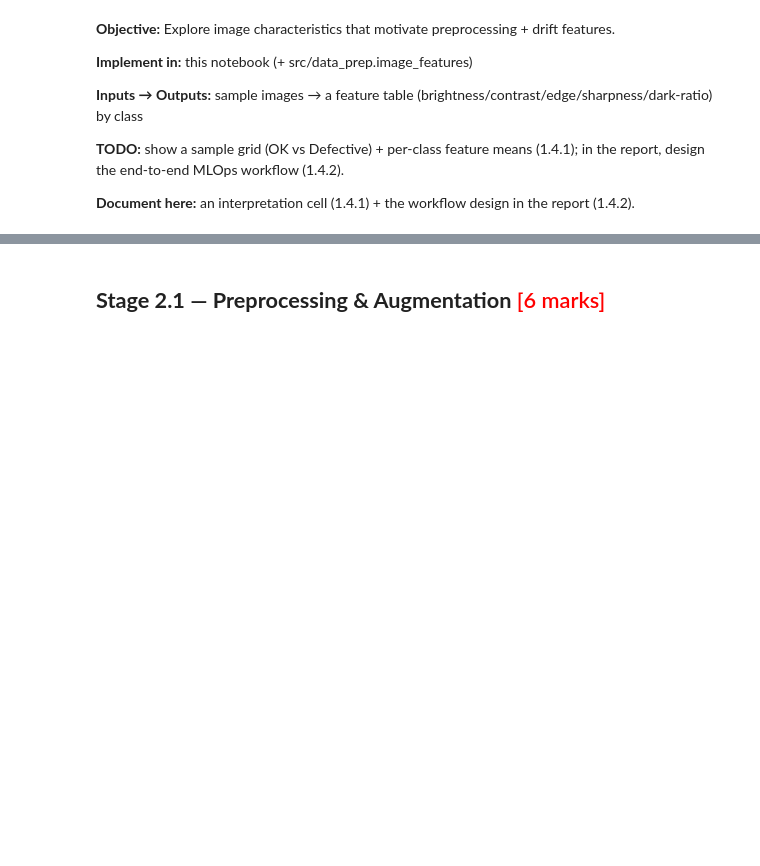
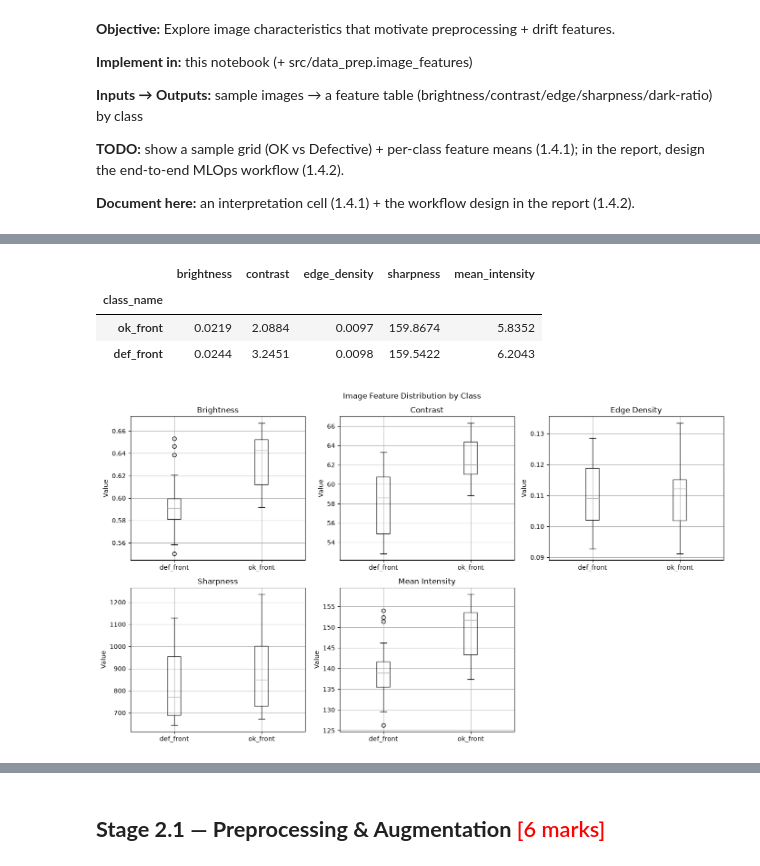
Before and after one commit to narendhar007/capstone, a Jupyter notebook: Data_Preparation.ipynb, the cells around one changed output, grey strips where cells are left out. Drawn from its saved outputs; the diff is of its cells as text; code cells hidden in the pictures; blank space fills up the shorter version.

```diff
--- a/Data_Preparation.ipynb
+++ b/Data_Preparation.ipynb
@@ -611,0 +679,18 @@ reproducibility.
+# %%
+#Create a DataFrame containing the extracted features for each image in the dataset.
+feature_rows = []
+
+for image_path, label in eda_items:
+    with Image.open(image_path) as image:
+        features = data_prep.image_features(image)
+
+    feature_rows.append(
+        {
+            "class_name": config.IDX_TO_CLASS[label],
+            **features,
+        }
+    )
+
+eda_features = pd.DataFrame(feature_rows)
+
+display(eda_features.head())
@@ -611,0 +720,47 @@ reproducibility.
+# %%
+#Display the standard deviation of the extracted features for each class in the dataset, rounded to four decimal places.
+feature_std = (
+    eda_features
+    .groupby("class_name")[config.DRIFT_FEATURES]
+    .std()
+    .reindex(config.CLASSES)
+    .round(4)
+)
+
+display(feature_std)
+# %% [output]
+|  | brightness | contrast | edge_density | sharpness | mean_intensity |
+| class_name |  |  |  |  |  |
+| ok_front | 0.0219 | 2.0884 | 0.0097 | 159.8674 | 5.8352 |
+| def_front | 0.0244 | 3.2451 | 0.0098 | 159.5422 | 6.2043 |
+# %%
+#Create boxplots for each feature in the dataset, grouped by class, to visualize the distribution of feature values across different classes.
+fig, axes = plt.subplots(
+    2,
+    3,
+    figsize=(14, 8),
+)
+
+axes = axes.flatten()
+
+for index, feature_name in enumerate(config.DRIFT_FEATURES):
+    eda_features.boxplot(
+        column=feature_name,
+        by="class_name",
+        ax=axes[index],
+    )
+
+    axes[index].set_title(
+        feature_name.replace("_", " ").title()
+    )
+    axes[index].set_xlabel("")
+    axes[index].set_ylabel("Value")
+
+for index in range(len(config.DRIFT_FEATURES), len(axes)):
+    axes[index].axis("off")
+
+plt.suptitle("Image Feature Distribution by Class")
+plt.tight_layout()
+plt.show()
+# %% [output]
+[figure, added]
```
Also changed, not shown: parts of 17 cells of this notebook, 1 other file.
